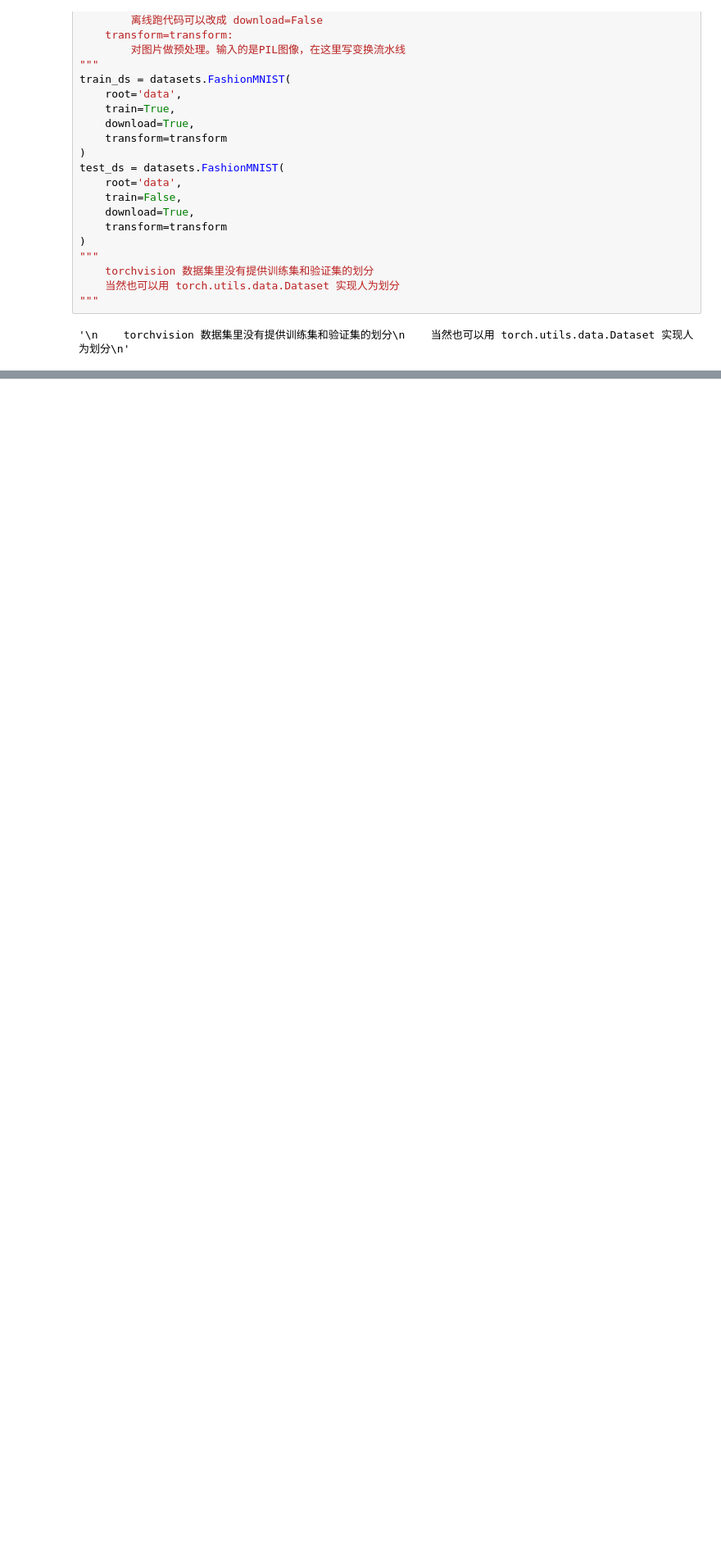
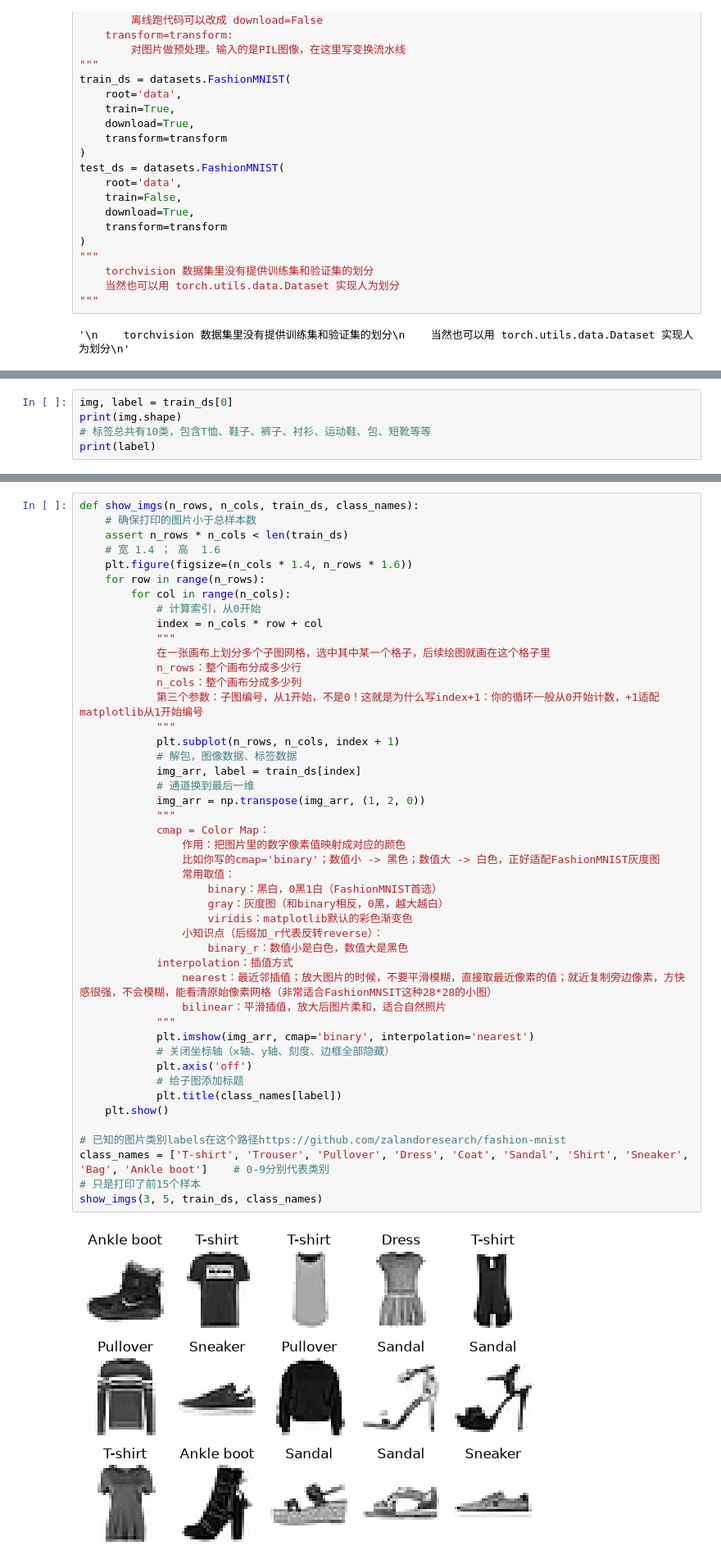
Before and after one commit to chengliusu/day43, a Jupyter notebook: 01-02_classification_model.ipynb, the cells around one changed output, grey strips where cells are left out. Shown at 82% size. Saved outputs shown, nothing was run; the diff lists cells and outputs as text; blank space fills up the shorter version.

```diff
--- a/01-02_classification_model.ipynb
+++ b/01-02_classification_model.ipynb
@@ -142,0 +155,5 @@ test_ds = datasets.FashionMNIST(
+# %%
+img, label = train_ds[0]
+print(img.shape)
+# 标签总共有10类，包含T恤、鞋子、裤子、衬衫、运动鞋、包、短靴等等
+print(label)
@@ -142,0 +281,48 @@ test_ds = datasets.FashionMNIST(
+# %%
+def show_imgs(n_rows, n_cols, train_ds, class_names):
+    # 确保打印的图片小于总样本数
+    assert n_rows * n_cols < len(train_ds)
+    # 宽 1.4 ； 高  1.6
+    plt.figure(figsize=(n_cols * 1.4, n_rows * 1.6))
+    for row in range(n_rows):
+        for col in range(n_cols):
+            # 计算索引，从0开始
+            index = n_cols * row + col
+            """
+            在一张画布上划分多个子图网格，选中其中某一个格子，后续绘图就画在这个格子里
+            n_rows：整个画布分成多少行
+            n_cols：整个画布分成多少列
+            第三个参数：子图编号，从1开始，不是0！这就是为什么写index+1：你的循环一般从0开始计数，+1适配matplotlib从1开始编号
+            """
+            plt.subplot(n_rows, n_cols, index + 1)
+            # 解包，图像数据、标签数据
+            img_arr, label = train_ds[index]
+            # 通道换到最后一维
+            img_arr = np.transpose(img_arr, (1, 2, 0))
+            """
+            cmap = Color Map：
+                作用：把图片里的数字像素值映射成对应的颜色
+                比如你写的cmap='binary'；数值小 -> 黑色；数值大 -> 白色，正好适配FashionMNIST灰度图
+                常用取值：
+                    binary：黑白，0黑1白（FashionMNIST首选）
+                    gray：灰度图（和binary相反，0黑，越大越白）
+                    viridis：matplotlib默认的彩色渐变色
+                小知识点（后缀加_r代表反转reverse）：
+                    binary_r：数值小是白色，数值大是黑色
+            interpolation：插值方式
+                nearest：最近邻插值；放大图片的时候，不要平滑模糊，直接取最近像素的值；就近复制旁边像素，方快感很强，不会模糊，能看清原始像素网格（非常适合FashionMNSIT这种28*28的小图）
+                bilinear：平滑插值，放大后图片柔和，适合自然照片
+            """
+            plt.imshow(img_arr, cmap='binary', interpolation='nearest')
+            # 关闭坐标轴（x轴、y轴、刻度、边框全部隐藏）
+            plt.axis('off')
+            # 给子图添加标题
+            plt.title(class_names[label])
+    plt.show()
+
+# 已知的图片类别labels在这个路径https://github.com/zalandoresearch/fashion-mnist
+class_names = ['T-shirt', 'Trouser', 'Pullover', 'Dress', 'Coat', 'Sandal', 'Shirt', 'Sneaker', 'Bag', 'Ankle boot']    # 0-9分别代表类别
+# 只是打印了前15个样本
+show_imgs(3, 5, train_ds, class_names)
+# %% [output]
+[figure, added]
```
Also changed, not shown: parts of 20 cells of this notebook, 1 other file.
